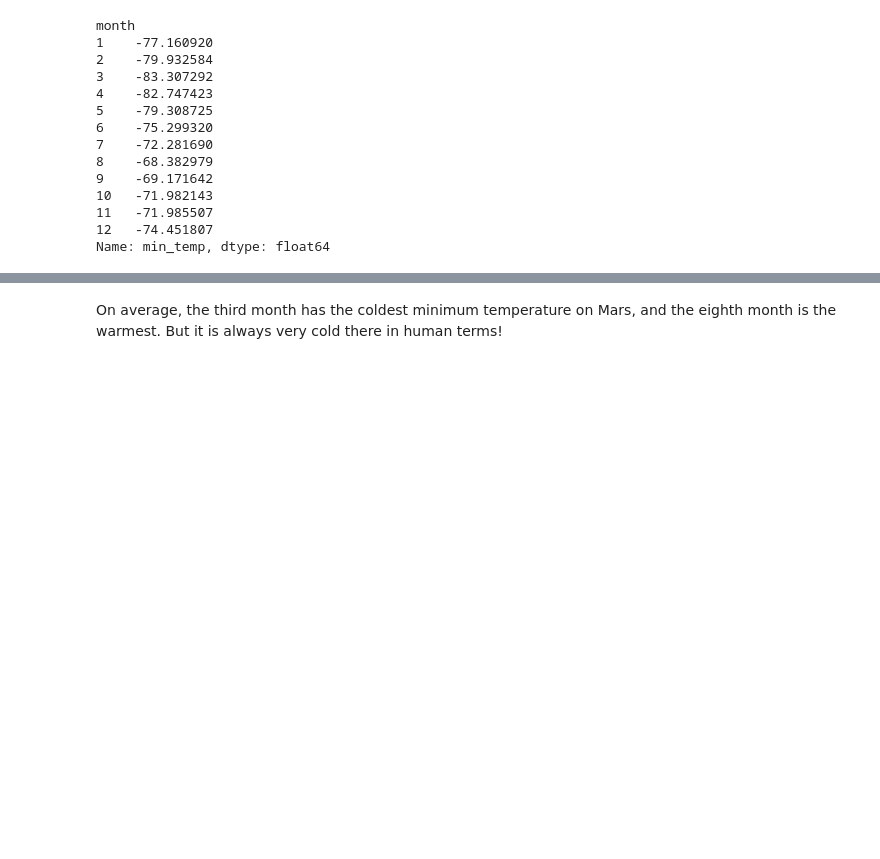
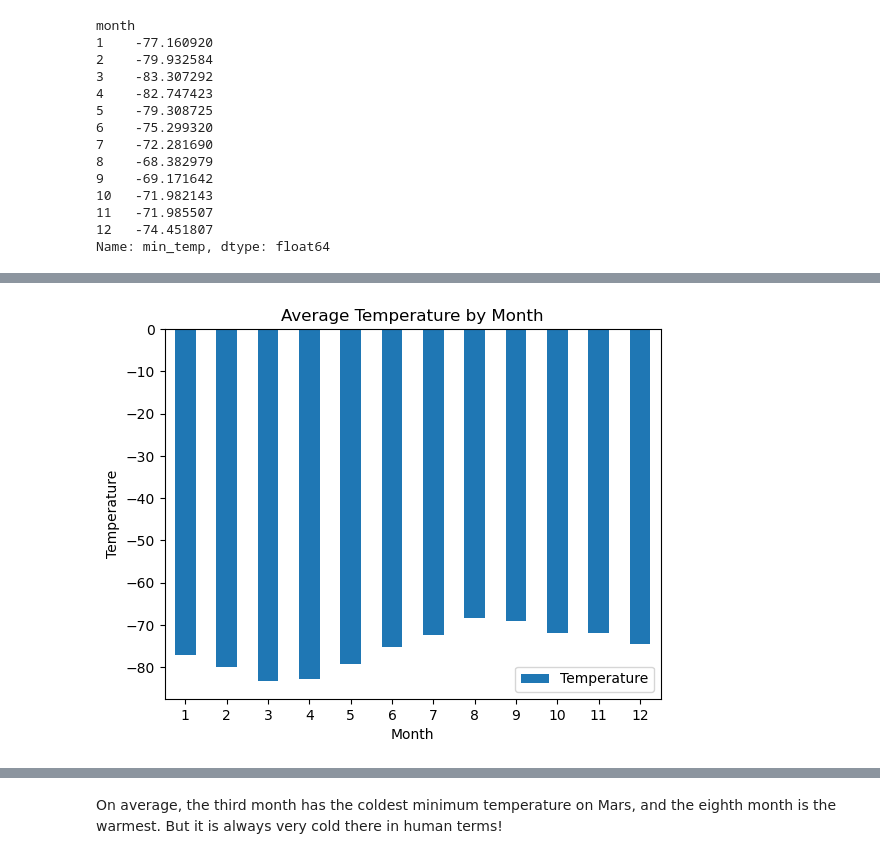
Before and after one commit to matthewjgarcia/web_scraping, a Jupyter notebook: Starter_Code/part_2_mars_weather.ipynb, the cells around one changed output, grey strips where cells are left out. Saved outputs shown, nothing was run; the diff lists cells and outputs as text; code cells hidden in the pictures; blank space fills up the shorter version.

```diff
--- a/Starter_Code/part_2_mars_weather.ipynb
+++ b/Starter_Code/part_2_mars_weather.ipynb
@@ -222,0 +215,11 @@ Name: min_temp, dtype: float64
+# %%
+# Plot the average temperature by month
+avg_temp_df = mars_df.groupby('month')[['min_temp']].mean()
+avg_temp_df.plot.bar(rot = 0)
+plt.title("Average Temperature by Month")
+plt.xlabel("Month")
+plt.ylabel("Temperature")
+plt.legend(['Temperature'])
+plt.show()
+# %% [output]
+[figure, added]
```
Also changed, not shown: parts of 9 cells of this notebook, 2 other files.
